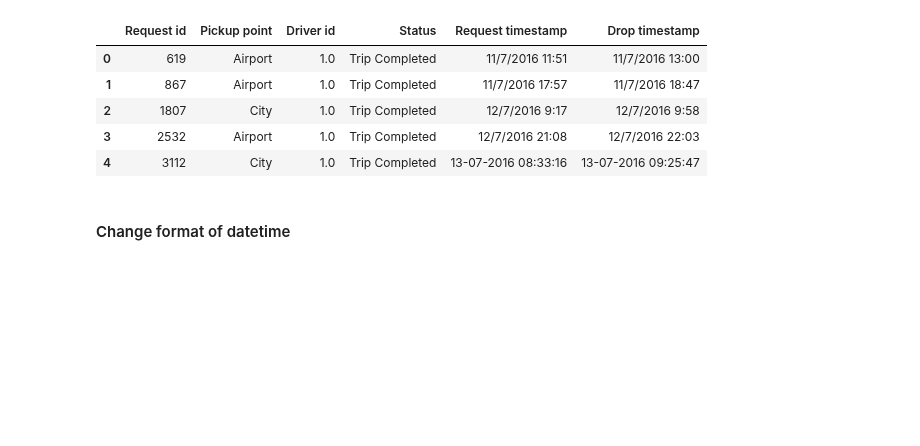
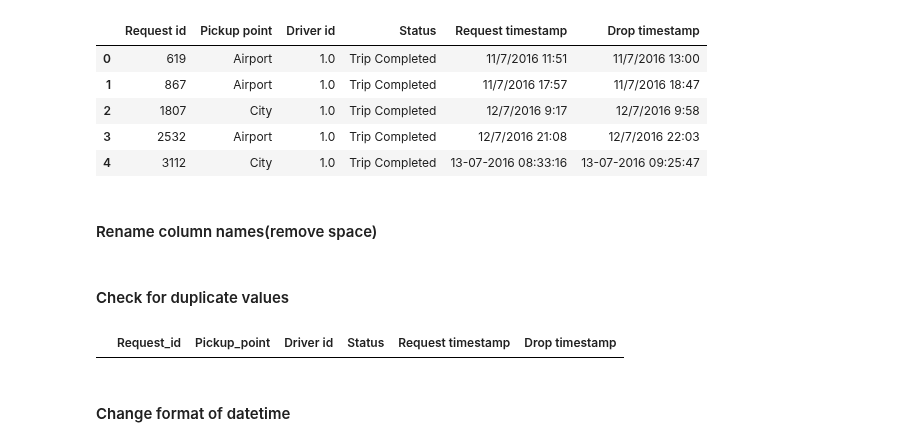
Before and after one commit to ab9bhatia/PythonScripts, a Jupyter notebook: projects/Uber/Uber_Supply_Demand_Gap.ipynb, the cells around one changed output. Drawn from its saved outputs; the diff is of its cells as text; code cells hidden in the pictures; blank space fills up the shorter version.

```diff
--- a/projects/Uber/Uber_Supply_Demand_Gap.ipynb
+++ b/projects/Uber/Uber_Supply_Demand_Gap.ipynb
@@ -43,3 +43,5 @@ uber.head()
 | 2 | 1807 | City | 1.0 | Trip Completed | 12/7/2016 9:17 | 12/7/2016 9:58 |
 | 3 | 2532 | Airport | 1.0 | Trip Completed | 12/7/2016 21:08 | 12/7/2016 22:03 |
 | 4 | 3112 | City | 1.0 | Trip Completed | 13-07-2016 08:33:16 | 13-07-2016 09:25:47 |
+# %% [markdown]
+#### Rename column names(remove space)
@@ -46,3 +50,9 @@ uber.head()
+# %% [markdown]
+#### Check for duplicate values
+# %%
+uber[uber.duplicated(uber[["Request_id"]])==True] # Request_id
+# %% [output]
+|  | Request_id | Pickup_point | Driver id | Status | Request timestamp | Drop timestamp |
 # %% [markdown]
 #### Change format of datetime
 # %%
```
Also changed, not shown: parts of 9 cells of this notebook, 2 other files.
